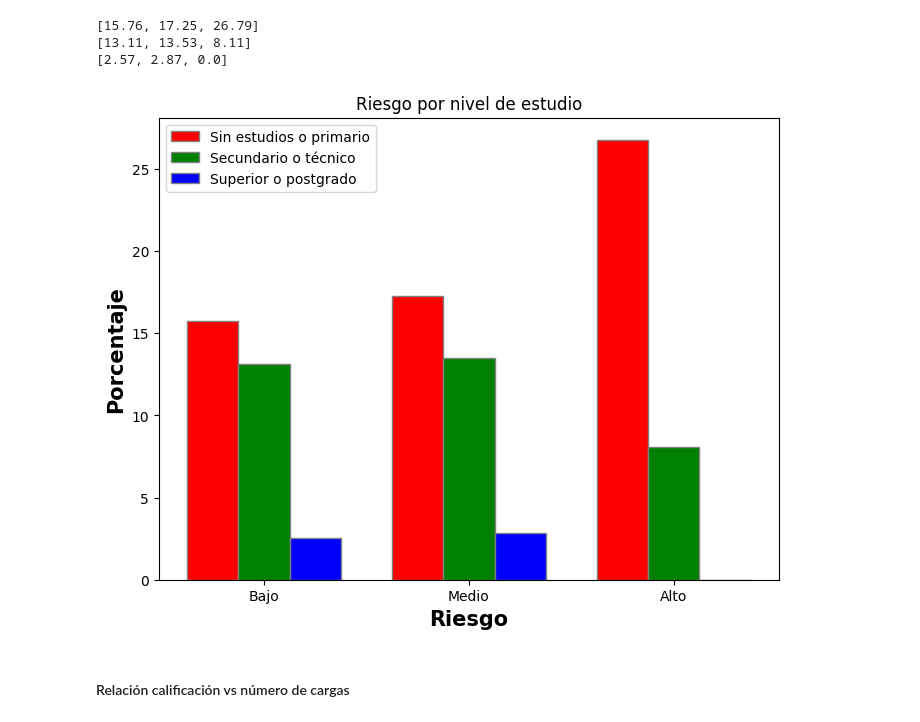
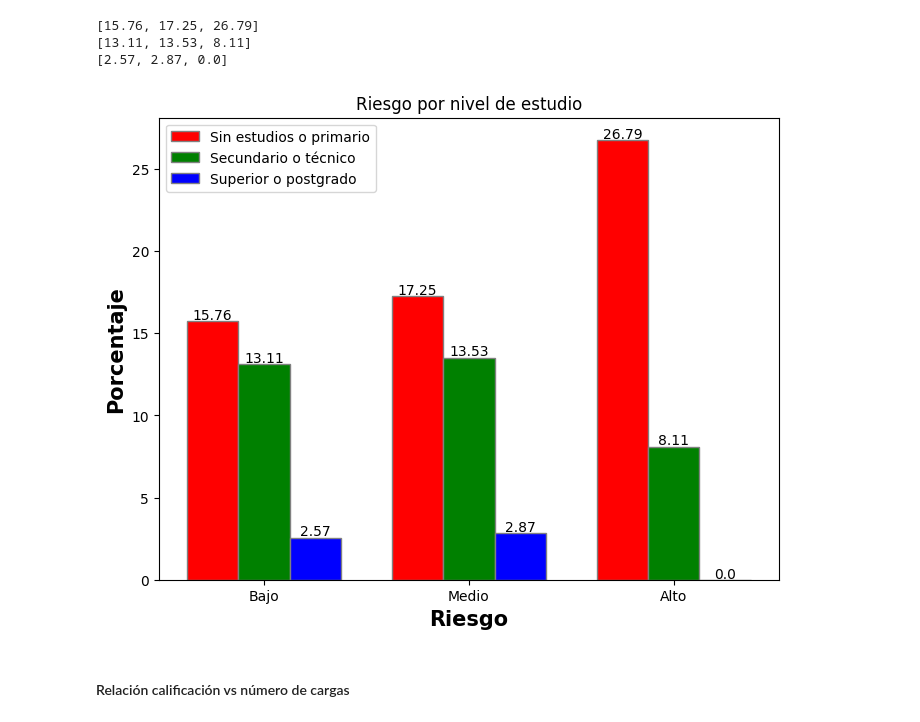
Before and after one commit to AndersCFR/CreditScoring, a Jupyter notebook: CreditScoring.ipynb, the cells around one changed output. Drawn from its saved outputs; the diff is of its cells as text; code cells hidden in the pictures.

Commit message:
feat: visualizar porcentajes en gráficos de barras

```diff
--- a/CreditScoring.ipynb
+++ b/CreditScoring.ipynb
@@ -1084,7 +1085,7 @@ for mean, stdev, param in zip(means, stds, params):
 # %% [markdown]
 Tras haber realizado la pruebas se procede a realizar la construcción del modelo final con los hiperparámetros mejor valorados
 # %%
-final_model = create_model(init_mode='glorot_uniform', optimizer='adam')
+final_model = create_model(init_mode='lecun_uniform', optimizer='adam')
 final_model.summary()
 # %% [output]
 Model: "sequential_2"
@@ -1347,6 +1348,11 @@ print(hombres_calificacion)
 # %%
 # Set width of bar
 barWidth = 0.25
+
+def add_labels(x,y,ini=0):
+    for i in range(len(x)):
+        plt.text(i+(ini*barWidth), y[i]+0.1, y[i], ha = 'center')
+
 fig = plt.subplots(figsize =(8, 6))
 
 # set height of bar
@@ -1360,8 +1366,10 @@ br2 = [x + 0.25 for x in br1]
 # Make the plot
 plt.bar(br1, mujeres, color ='r', width = barWidth,
         edgecolor ='grey', label ='mujeres')
+add_labels(br1, mujeres,0)
 plt.bar(br2, hombres, color ='g', width = barWidth,
         edgecolor ='grey', label ='hombres')
+add_labels(br2, hombres,1)
 
 
 # Adding Xticks
@@ -1444,34 +1452,39 @@ fig = plt.subplots(figsize =(8, 6))
 
 # set height of bar
 estudios_bajo = nivel_estudios_bajo
 estudios_medio = nivel_estudios_medio
 estudios_alto = nivel_estudios_alto
 
 # Set position of bar on X axis
 br1 = np.arange(len(mujeres))
 br2 = [x + 0.25 for x in br1]
 br3 = [x + 0.25 for x in br2]
 
 # Make the plot
 plt.bar(br1, estudios_bajo, color ='r', width = barWidth,
         edgecolor ='grey', label ='Sin estudios o primario')
+add_labels(br1, estudios_bajo, 0)
+
 plt.bar(br2, estudios_medio, color ='g', width = barWidth,
         edgecolor ='grey', label ='Secundario o técnico')
+add_labels(br2, estudios_medio, 1)
+
 plt.bar(br3, estudios_alto, color ='b', width = barWidth,
         edgecolor ='grey', label ='Superior o postgrado')
+add_labels(br3, estudios_alto, 2)
 
 
 # Adding Xticks
 plt.xlabel('Riesgo', fontweight ='bold', fontsize = 15)
 plt.ylabel('Porcentaje', fontweight ='bold', fontsize = 15)
 plt.xticks([x + barWidth for x in range(len(estudios_bajo))],
         ['Bajo', 'Medio', 'Alto',])
 
 plt.title('Riesgo por nivel de estudio')
 plt.legend()
 plt.show()
 # %% [output]
-[figure, old version]
+[figure, new version]
 # %% [markdown]
 #### Relación calificación vs número de cargas
 # %%
```
Also changed, not shown: parts of 13 cells of this notebook.
